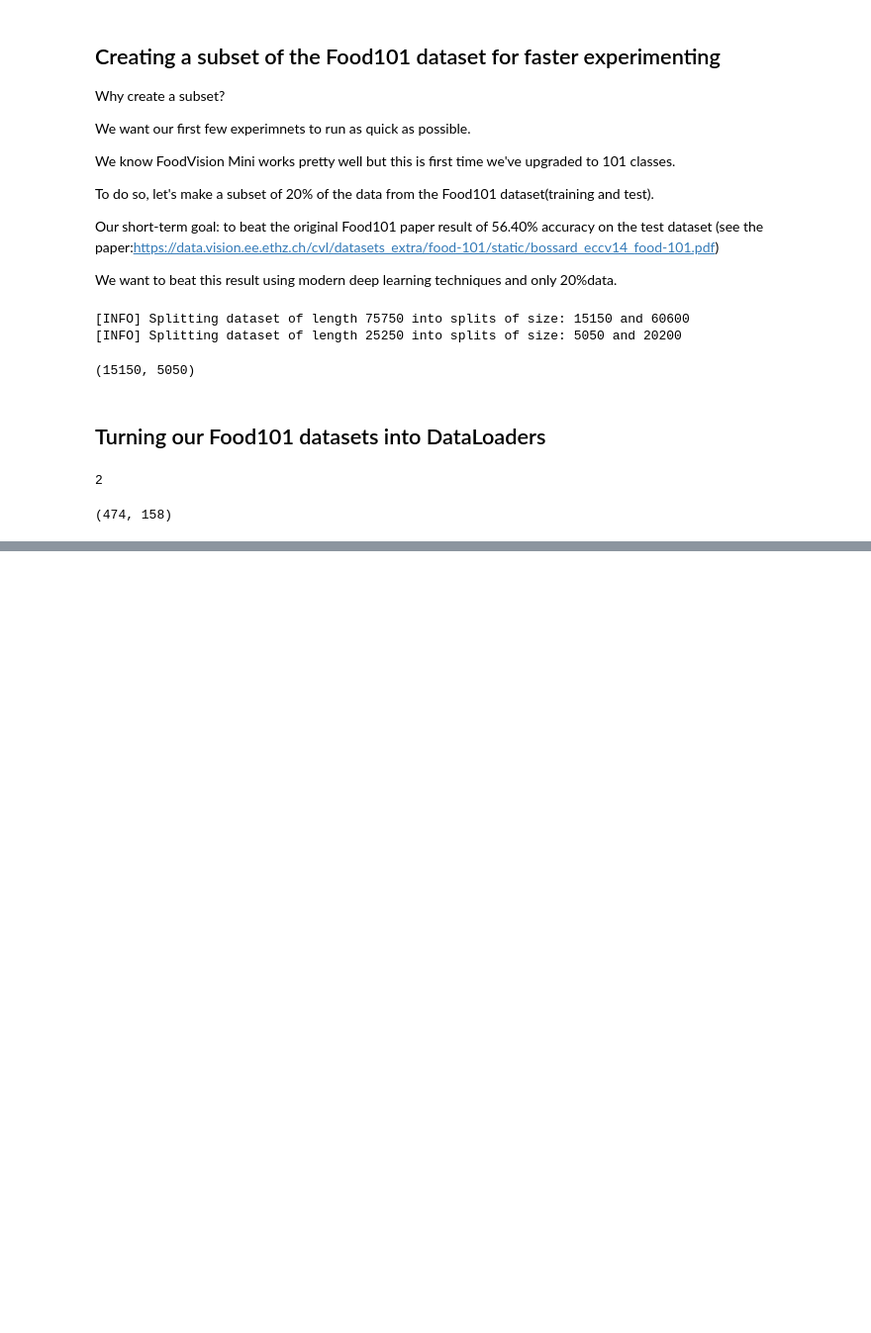
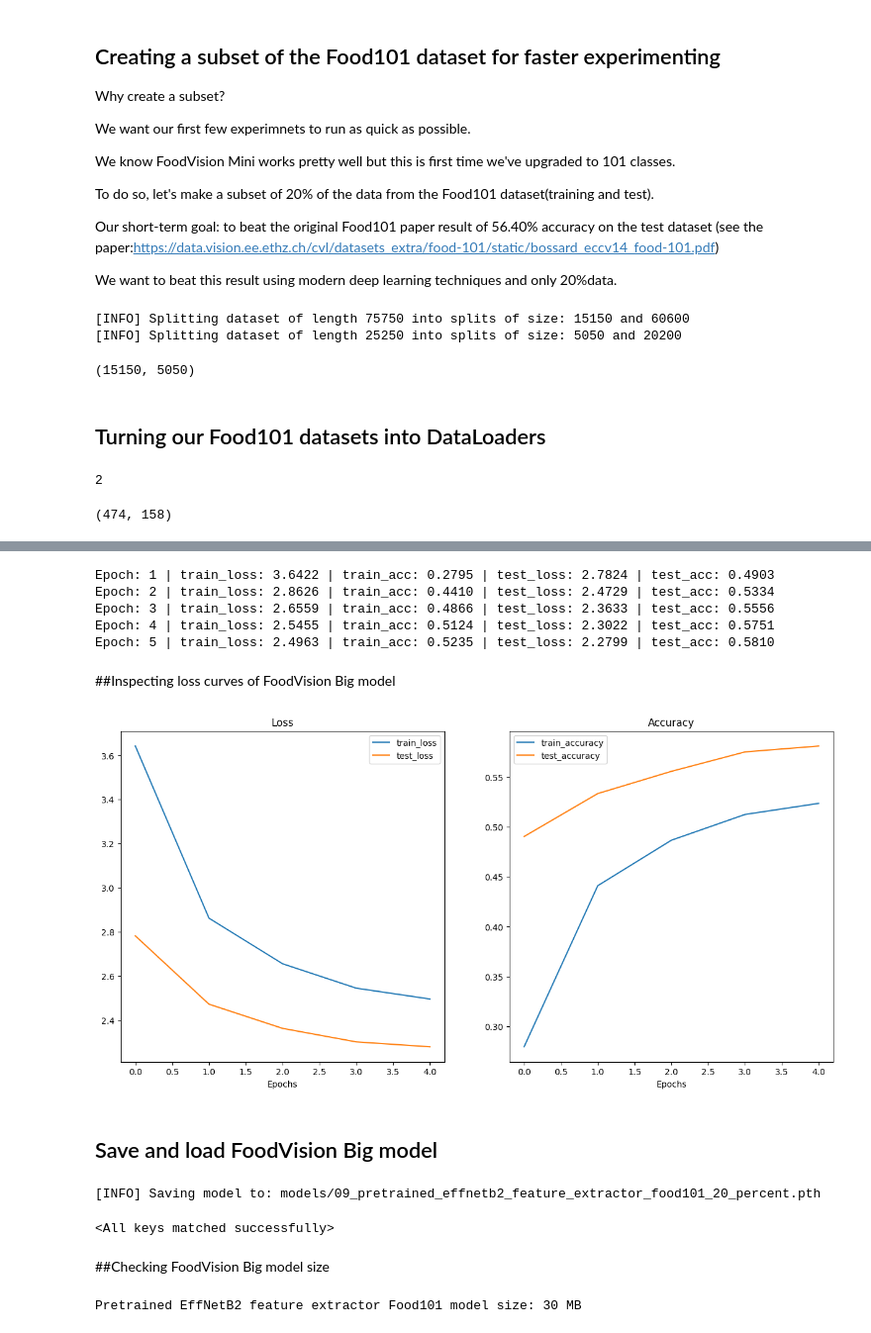
Before and after one commit to shivabasnet85/learning-pytorch-journey, a Jupyter notebook: 09_pytorch_model_deployment.ipynb, the cells around one changed output, grey strips where cells are left out. Shown at 99% size. Cells and saved outputs as stored; diff of their text form; code cells hidden in the pictures; blank space fills up the shorter version.

```diff
--- a/09_pytorch_model_deployment.ipynb
+++ b/09_pytorch_model_deployment.ipynb
@@ -1414,0 +1451,65 @@ len(train_dataloader_food101_20_percent), len(test_dataloader_food101_20_percent
+# %%
+from going_modular.going_modular import engine
+
+# Setup optimizer
+optimizer = torch.optim.Adam(params=effnetb2_food101.parameters(),
+                             lr=1e-3)
+
+# Setup loss
+loss_fn = torch.nn.CrossEntropyLoss(label_smoothing=0.1)
+
+# Want to beat the original Food101 paper's result of 56% accuracy on the test dataset with 20% of the data
+set_seeds()
+effnetb2_food101_results = engine.train(model=effnetb2_food101,
+                                        train_dataloader=train_dataloader_food101_20_percent,
+                                        test_dataloader=test_dataloader_food101_20_percent,
+                                        optimizer=optimizer,
+                                        loss_fn=loss_fn,
+                                        epochs=5,
+                                        device=device)
+# %% [output]
+Epoch: 1 | train_loss: 3.6422 | train_acc: 0.2795 | test_loss: 2.7824 | test_acc: 0.4903
+Epoch: 2 | train_loss: 2.8626 | train_acc: 0.4410 | test_loss: 2.4729 | test_acc: 0.5334
+Epoch: 3 | train_loss: 2.6559 | train_acc: 0.4866 | test_loss: 2.3633 | test_acc: 0.5556
+Epoch: 4 | train_loss: 2.5455 | train_acc: 0.5124 | test_loss: 2.3022 | test_acc: 0.5751
+Epoch: 5 | train_loss: 2.4963 | train_acc: 0.5235 | test_loss: 2.2799 | test_acc: 0.5810
+# %% [markdown]
+##Inspecting loss curves  of FoodVision Big model
+# %%
+from helper_functions import plot_loss_curves
+
+plot_loss_curves(effnetb2_food101_results)
+# %% [output]
+[figure, added]
+# %% [markdown]
+## Save and load FoodVision Big model
+# %%
+from going_modular.going_modular import utils
+
+# Create a model path
+effnetb2_food101_model_path = "09_pretrained_effnetb2_feature_extractor_food101_20_percent.pth"
+
+# Save FoodVision Big model
+utils.save_model(model=effnetb2_food101,
+                 target_dir="models/",
+                 model_name=effnetb2_food101_model_path)
+# %% [output]
+[INFO] Saving model to: models/09_pretrained_effnetb2_feature_extractor_food101_20_percent.pth
+# %%
+# Create Food101 compatible EffNetB2 instance
+loaded_effnetb2_food101, effnetb2_transforms = create_effnetb2_model(num_classes=101)
+
+# Load the saved model's state_dict()
+loaded_effnetb2_food101.load_state_dict(torch.load("models/09_pretrained_effnetb2_feature_extractor_food101_20_percent.pth"))
+# %% [output]
+<All keys matched successfully>
+# %% [markdown]
+##Checking FoodVision Big model size
+# %%
+from pathlib import Path
+
+# Get the model size in bytes then convert to megabytes
+pretrained_effnetb2_model_size = Path("models", effnetb2_food101_model_path).stat().st_size // (1024*1024) # division converts bytes to megabytes
+print(f"Pretrained EffNetB2 feature extractor Food101 model size: {pretrained_effnetb2_model_size} MB")
+# %% [output]
+Pretrained EffNetB2 feature extractor Food101 model size: 30 MB
```
Also changed, not shown: parts of 21 cells of this notebook.
